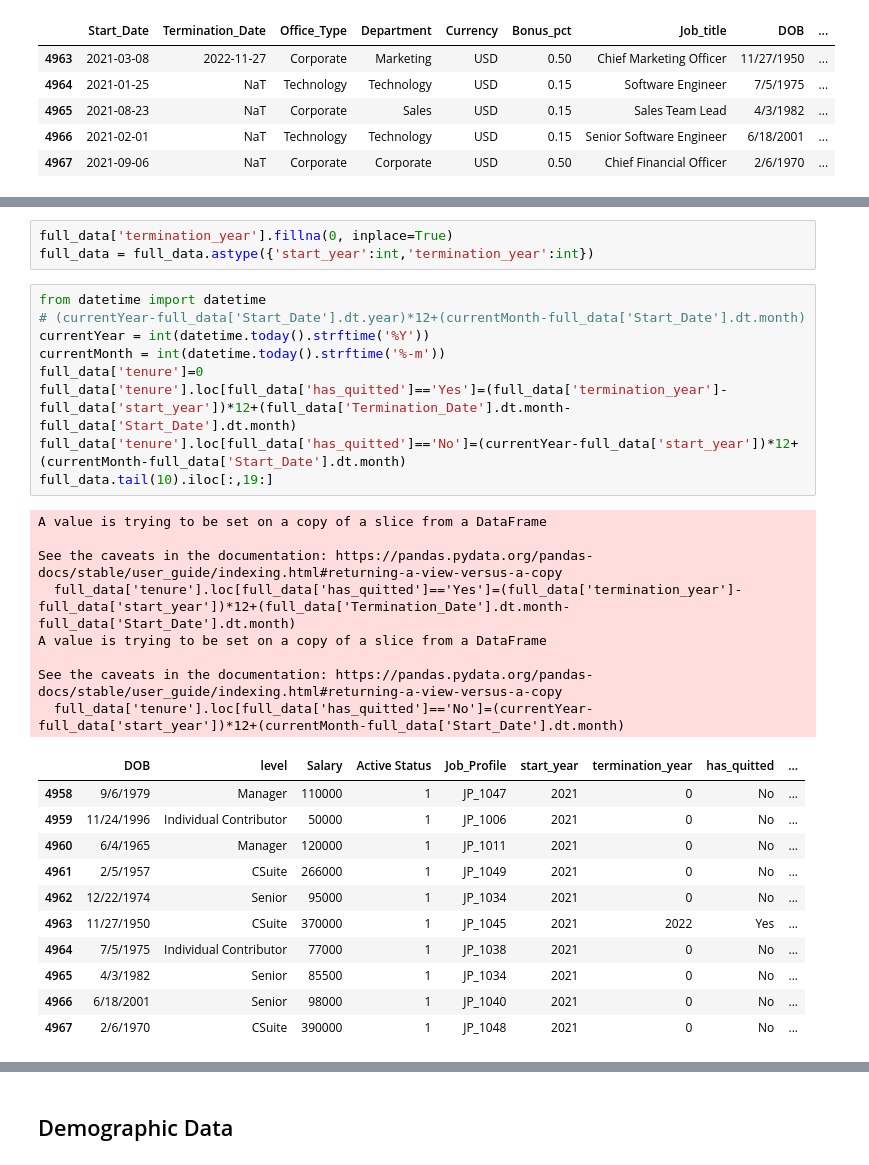
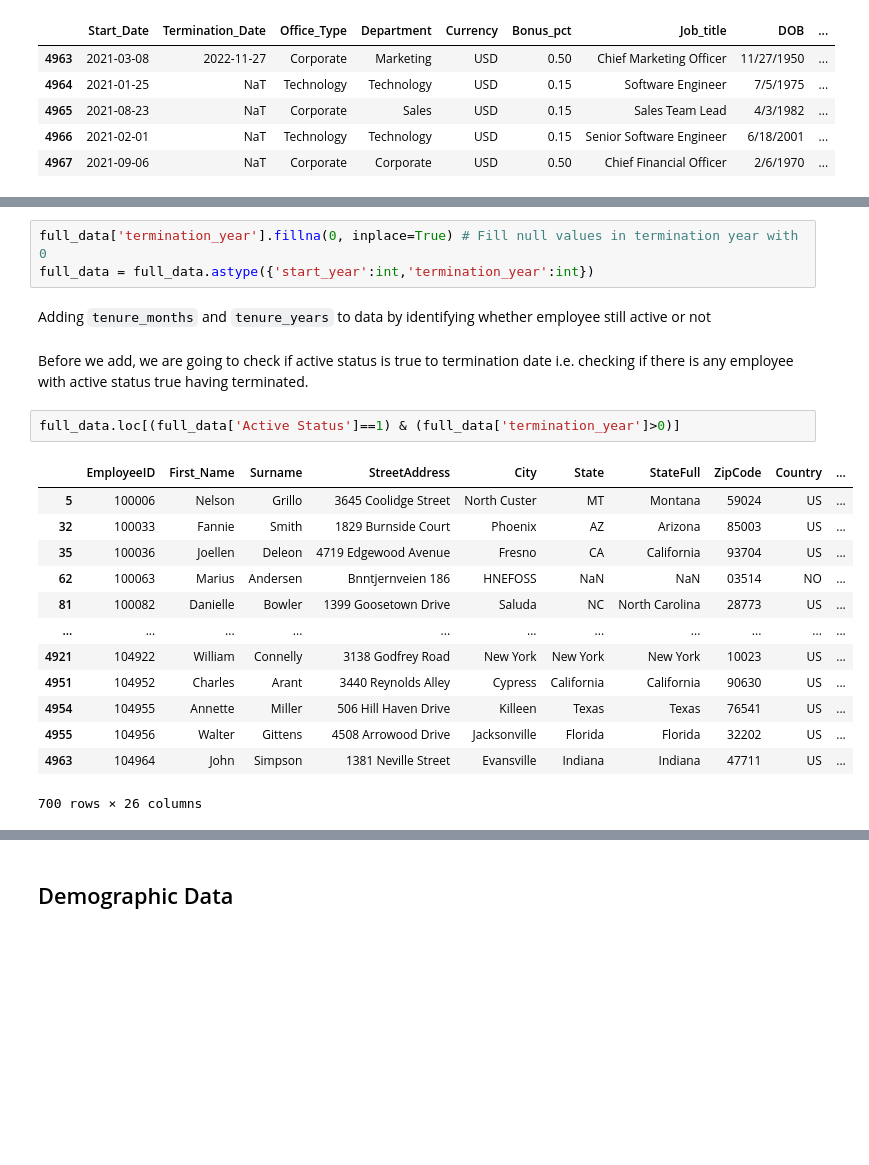
Before and after one commit to BrianLoe/ETL-and-DataViz, a Jupyter notebook: human_resource/HR/ETL phase.ipynb, the cells around one changed output, grey strips where cells are left out. Cells and saved outputs as stored; diff of their text form; blank space fills up the shorter version.

```diff
--- a/human_resource/HR/ETL phase.ipynb
+++ b/human_resource/HR/ETL phase.ipynb
@@ -384,32 +421,23 @@ dtype: object
 # %%
-full_data['termination_year'].fillna(0, inplace=True)
+full_data['termination_year'].fillna(0, inplace=True) # Fill null values in termination year with 0
 full_data = full_data.astype({'start_year':int,'termination_year':int})
-# %%
-from datetime import datetime
-# (currentYear-full_data['Start_Date'].dt.year)*12+(currentMonth-full_data['Start_Date'].dt.month)
-currentYear = int(datetime.today().strftime('%Y'))
-currentMonth = int(datetime.today().strftime('%-m'))
-full_data['tenure']=0
-full_data['tenure'].loc[full_data['has_quitted']=='Yes']=(full_data['termination_year']-full_data['start_year'])*12+(full_data['Termination_Date'].dt.month-full_data['Start_Date'].dt.month)
-full_data['tenure'].loc[full_data['has_quitted']=='No']=(currentYear-full_data['start_year'])*12+(currentMonth-full_data['Start_Date'].dt.month)
-full_data.tail(10).iloc[:,19:]
-# %% [output]
-A value is trying to be set on a copy of a slice from a DataFrame
-
-See the caveats in the documentation: https://pandas.pydata.org/pandas-docs/stable/user_guide/indexing.html#returning-a-view-versus-a-copy
-  full_data['tenure'].loc[full_data['has_quitted']=='Yes']=(full_data['termination_year']-full_data['start_year'])*12+(full_data['Termination_Date'].dt.month-full_data['Start_Date'].dt.month)
-A value is trying to be set on a copy of a slice from a DataFrame
-
-See the caveats in the documentation: https://pandas.pydata.org/pandas-docs/stable/user_guide/indexing.html#returning-a-view-versus-a-copy
-  full_data['tenure'].loc[full_data['has_quitted']=='No']=(currentYear-full_data['start_year'])*12+(currentMonth-full_data['Start_Date'].dt.month)
-|  | DOB | level | Salary | Active Status | Job_Profile | start_year | termination_year | has_quitted | ... |
-| 4958 | 9/6/1979 | Manager | 110000 | 1 | JP_1047 | 2021 | 0 | No | ... |
-| 4959 | 11/24/1996 | Individual Contributor | 50000 | 1 | JP_1006 | 2021 | 0 | No | ... |
-| 4960 | 6/4/1965 | Manager | 120000 | 1 | JP_1011 | 2021 | 0 | No | ... |
-| 4961 | 2/5/1957 | CSuite | 266000 | 1 | JP_1049 | 2021 | 0 | No | ... |
-| 4962 | 12/22/1974 | Senior | 95000 | 1 | JP_1034 | 2021 | 0 | No | ... |
-| 4963 | 11/27/1950 | CSuite | 370000 | 1 | JP_1045 | 2021 | 2022 | Yes | ... |
-| 4964 | 7/5/1975 | Individual Contributor | 77000 | 1 | JP_1038 | 2021 | 0 | No | ... |
-| 4965 | 4/3/1982 | Senior | 85500 | 1 | JP_1034 | 2021 | 0 | No | ... |
-| 4966 | 6/18/2001 | Senior | 98000 | 1 | JP_1040 | 2021 | 0 | No | ... |
-| 4967 | 2/6/1970 | CSuite | 390000 | 1 | JP_1048 | 2021 | 0 | No | ... |
+# %% [markdown]
+Adding `tenure_months` and `tenure_years` to data by identifying whether employee still active or not
+# %% [markdown]
+Before we add, we are going to check if active status is true to termination date i.e. checking if there is any employee with active status true having terminated.
+# %%
+full_data.loc[(full_data['Active Status']==1) & (full_data['termination_year']>0)]
+# %% [output]
+|  | EmployeeID | First_Name | Surname | StreetAddress | City | State | StateFull | ZipCode | Country | ... |
+| 5 | 100006 | Nelson | Grillo | 3645 Coolidge Street | North Custer | MT | Montana | 59024 | US | ... |
+| 32 | 100033 | Fannie | Smith | 1829 Burnside Court | Phoenix | AZ | Arizona | 85003 | US | ... |
+| 35 | 100036 | Joellen | Deleon | 4719 Edgewood Avenue | Fresno | CA | California | 93704 | US | ... |
+| 62 | 100063 | Marius | Andersen | Bnntjernveien 186 | HNEFOSS | NaN | NaN | 03514 | NO | ... |
+| 81 | 100082 | Danielle | Bowler | 1399 Goosetown Drive | Saluda | NC | North Carolina | 28773 | US | ... |
+| ... | ... | ... | ... | ... | ... | ... | ... | ... | ... | ... |
+| 4921 | 104922 | William | Connelly | 3138 Godfrey Road | New York | New York | New York | 10023 | US | ... |
+| 4951 | 104952 | Charles | Arant | 3440 Reynolds Alley | Cypress | California | California | 90630 | US | ... |
+| 4954 | 104955 | Annette | Miller | 506 Hill Haven Drive | Killeen | Texas | Texas | 76541 | US | ... |
+| 4955 | 104956 | Walter | Gittens | 4508 Arrowood Drive | Jacksonville | Florida | Florida | 32202 | US | ... |
+| 4963 | 104964 | John | Simpson | 1381 Neville Street | Evansville | Indiana | Indiana | 47711 | US | ... |
+700 rows × 26 columns
```
Also changed, not shown: parts of 40 cells of this notebook, 2 other files.
